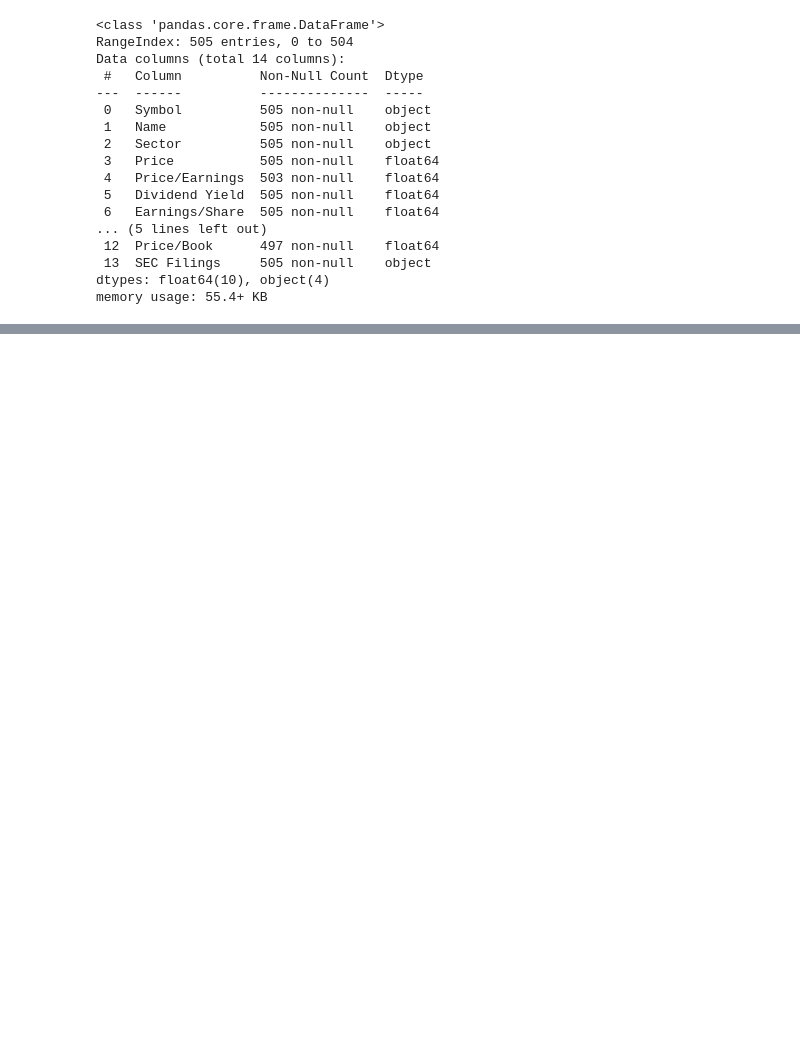
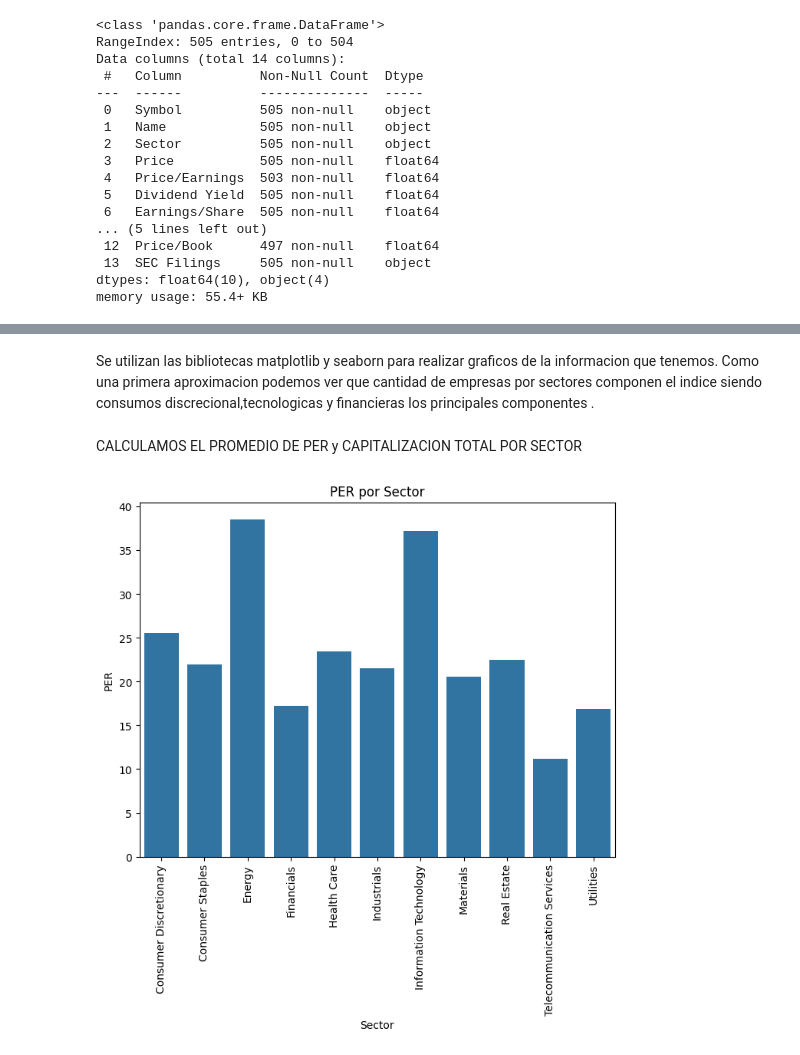
Before and after one commit to Mart1n2015/MartinCerioli, a Jupyter notebook: ProyectoDSParteICERIOLI.ipynb, the cells around one changed output, grey strips where cells are left out. Drawn from its saved outputs; the diff is of its cells as text; code cells hidden in the pictures; blank space fills up the shorter version.

```diff
--- a/ProyectoDSParteICERIOLI.ipynb
+++ b/ProyectoDSParteICERIOLI.ipynb
@@ -57,0 +83,17 @@ dataframe.head()
+# %% [markdown]
+Se utilizan las bibliotecas  matplotlib y seaborn para realizar graficos de la informacion que tenemos. Como una primera aproximacion podemos ver que cantidad de empresas por sectores componen el indice siendo consumos discrecional,tecnologicas y financieras los principales componentes .
+# %% [markdown]
+CALCULAMOS EL PROMEDIO DE PER y CAPITALIZACION TOTAL POR SECTOR
+# %%
+dataframe_per = dataframe.groupby('Sector', as_index=False)['Price/Earnings'].mean()
+dataframe_MarketCap = dataframe.groupby('Sector', as_index=False)['Market Cap'].mean()
+# %%
+plt.figure(figsize=(8, 6))
+sns.barplot(x='Sector', y='Price/Earnings', data=dataframe_per)
+plt.xlabel('Sector')
+plt.ylabel('PER')
+plt.title('PER por Sector')
+plt.xticks(rotation=90)
+plt.show()
+# %% [output]
+[figure, added]
```
Also changed, not shown: parts of 10 cells of this notebook.
